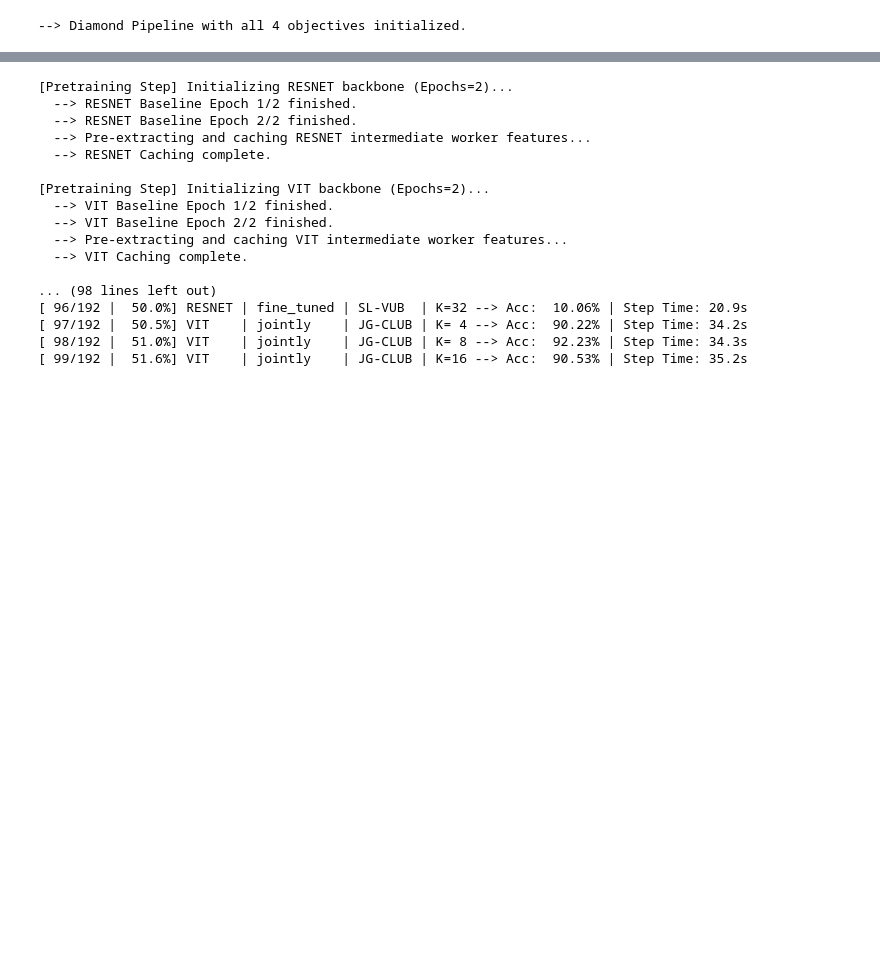
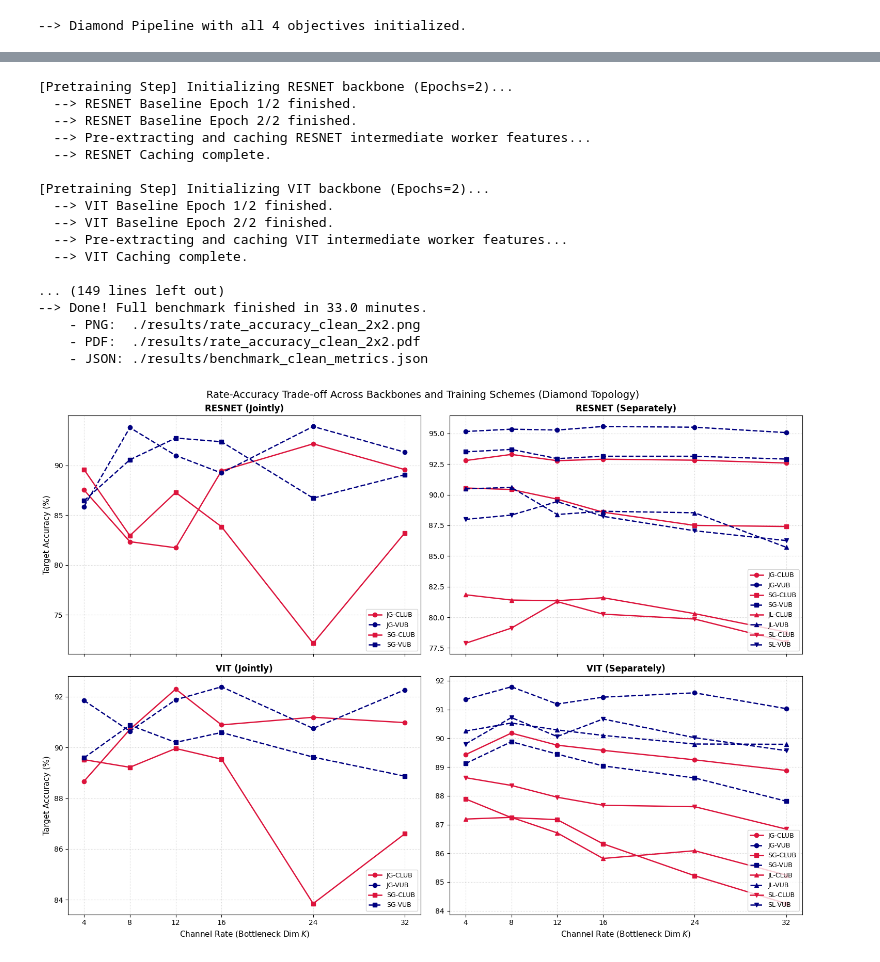
Before and after one commit to Mario-Cattaneo/SemesterProject, a Jupyter notebook: Untitled4.ipynb, the cells around one changed output, grey strips where cells are left out. Drawn from its saved outputs; the diff is of its cells as text; code cells hidden in the pictures; blank space fills up the shorter version.

```diff
--- a/Untitled4.ipynb
+++ b/Untitled4.ipynb
@@ -451,13 +422,13 @@ print("--> Modern training engine initialized.")
 # %%
 # =========================================================================
-# CELL 5: Full Sweep with Real-Time Progress Reporting and Drive Saving
+# CELL 5: Full Sweep (2x2 Grid, Cleaned Objectives, Drive Auto-Save)
 # =========================================================================
 import time
 
-# 1. High throughput DataLoader (batch_size=256)
+# 1. DataLoader
 transform = transforms.Compose([transforms.ToTensor(), transforms.Normalize((0.1307,), (0.3081,))])
-train_loader = DataLoader(datasets.MNIST(root="./data", train=True, download=True, transform=transform), batch_size=256, shuffle=True, pin_memory=True)
-test_loader = DataLoader(datasets.MNIST(root="./data", train=False, download=True, transform=transform), batch_size=256, shuffle=False, pin_memory=True)
+train_loader = DataLoader(datasets.MNIST(root="./data", train=True, download=True, transform=transform), batch_size=256, shuffle=True, pin_memory=(device.type == 'cuda'))
+test_loader = DataLoader(datasets.MNIST(root="./data", train=False, download=True, transform=transform), batch_size=256, shuffle=False, pin_memory=(device.type == 'cuda'))
 
 # 2. Pretrain each backbone once
 state_resnet, cache_tr_res, cache_te_res = pretrain_backbone_fast("resnet", epochs=2)
@@ -469,29 +440,31 @@ pretrained_meta = {
 }
 
 # 3. Swept Rate Points
-rate_points = [4, 8, 16, 32]
+rate_points = [4, 8, 12, 16, 24, 32]
 
 # 4. Styling Definitions
 color_map = {"CLUB": "crimson", "VUB": "navy"}
 line_map = {"CLUB": "-", "VUB": "--"}
 marker_map = {"JG": "o", "SG": "s", "JL": "^", "SL": "v"}
 
-objectives = ["JG", "SG", "JL", "SL"]
 bounds = ["CLUB", "VUB"]
 models = ["resnet", "vit"]
-styles = ["jointly", "separately", "fine_tuned"]
+styles = ["jointly", "separately"]
 
-total_evaluations = len(models) * len(styles) * len(objectives) * len(bounds) * len(rate_points)
+# Calculate total runs:
+# Jointly: 2 models * 2 objectives (JG, SG) * 2 bounds * 6 rates = 48 runs
+# Separately: 2 models * 4 objectives (JG, SG, JL, SL) * 2 bounds * 6 rates = 96 runs
+total_evaluations = (2 * 2 * 2 * len(rate_points)) + (2 * 4 * 2 * len(rate_points))
 eval_counter = 0
 overall_start_time = time.time()
 
-# Storage for raw data saving
 raw_metrics_log = {}
 
-fig, axes = plt.subplots(nrows=2, ncols=3, figsize=(20, 11), sharex=True)
+# 2x2 Subplot Layout
+fig, axes = plt.subplots(nrows=2, ncols=2, figsize=(15, 11), sharex=True)
 
 print(f"\n{'='*80}")
-print(f"--> STARTING BENCHMARK SWEEP (Total evaluations: {total_evaluations})")
+print(f"--> STARTING OPTIMIZED BENCHMARK SWEEP (Total runs: {total_evaluations})")
 print(f"{'='*80}")
 
 for r_idx, m_name in enumerate(models):
@@ -502,7 +475,10 @@ for r_idx, m_name in enumerate(models):
         ax = axes[r_idx, c_idx]
         raw_metrics_log[m_name][s_name] = {}
 
-        for obj in objectives:
+        # Jointly: JG and SG only | Separately: all 4 objectives
+        active_objectives = ["JG", "SG"] if s_name == "jointly" else ["JG", "SG", "JL", "SL"]
+
+        for obj in active_objectives:
             for bnd in bounds:
                 acc_curve = []
                 series_key = f"{obj}_{bnd}"
@@ -519,7 +495,6 @@ for r_idx, m_name in enumerate(models):
                     acc_curve.append(acc)
                     dt = time.time() - t0
 
-                    # Real-time progress output
                     progress_pct = (eval_counter / total_evaluations) * 100.0
                     print(f"[{eval_counter:3d}/{total_evaluations} | {progress_pct:5.1f}%] "
                           f"{m_name.upper():6s} | {s_name:10s} | {obj:2s}-{bnd:4s} | "
@@ -527,7 +502,7 @@ for r_idx, m_name in enumerate(models):
 
                 raw_metrics_log[m_name][s_name][series_key] = acc_curve
 
-                # Plot on current subplot
+                # Plot curve
                 ax.plot(
                     rate_points, acc_curve,
                     color=color_map[bnd],
@@ -545,49 +520,48 @@ for r_idx, m_name in enumerate(models):
             ax.set_ylabel("Target Accuracy (%)", fontsize=11)
         if r_idx == 1:
             ax.set_xlabel("Channel Rate (Bottleneck Dim $K$)", fontsize=11)
-        if r_idx == 0 and c_idx == 2:
-            ax.legend(bbox_to_anchor=(1.04, 1), loc="upper left", fontsize=10)
+        ax.legend(fontsize=9, loc="lower right")
 
-plt.suptitle("Rate-Accuracy Trade-off for All 8 MIB Formulations Across Backbones and Training Schemes", fontsize=15, y=0.98)
+plt.suptitle("Rate-Accuracy Trade-off Across Backbones and Training Schemes (Diamond Topology)", fontsize=14, y=0.98)
 plt.tight_layout()
 
 # =========================================================================
-# SAVE TO GOOGLE DRIVE (PNG, PDF, and JSON)
+# SAVE TO GOOGLE DRIVE
 # =========================================================================
-png_path = os.path.join(SAVE_DIR, "rate_accuracy_8objectives_2x3.png")
-pdf_path = os.path.join(SAVE_DIR, "rate_accuracy_8objectives_2x3.pdf")
-json_path = os.path.join(SAVE_DIR, "benchmark_metrics.json")
+png_path = os.path.join(SAVE_DIR, "rate_accuracy_clean_2x2.png")
+pdf_path = os.path.join(SAVE_DIR, "rate_accuracy_clean_2x2.pdf")
+json_path = os.path.join(SAVE_DIR, "benchmark_clean_metrics.json")
 
-print(f"\n--> Saving figures and metrics to Google Drive: {SAVE_DIR}")
+print(f"\n--> Saving figures and metrics to: {SAVE_DIR}")
 plt.savefig(png_path, dpi=300, bbox_inches='tight')
 plt.savefig(pdf_path, bbox_inches='tight')
 
-# Save raw numerical data
 with open(json_path, 'w') as f:
     json.dump(raw_metrics_log, f, indent=4)
 
 total_mins = (time.time() - overall_start_time) / 60.0
-print(f"--> Done! Total benchmark completed in {total_mins:.1f} minutes.")
-print(f"    - Saved PNG: {png_path}")
-print(f"    - Saved PDF: {pdf_path}")
-print(f"    - Saved JSON: {json_path}")
+print(f"--> Done! Full benchmark finished in {total_mins:.1f} minutes.")
+print(f"    - PNG:  {png_path}")
+print(f"    - PDF:  {pdf_path}")
+print(f"    - JSON: {json_path}")
 
 plt.show()
 # %% [output]
 [Pretraining Step] Initializing RESNET backbone (Epochs=2)...
   --> RESNET Baseline Epoch 1/2 finished.
   --> RESNET Baseline Epoch 2/2 finished.
   --> Pre-extracting and caching RESNET intermediate worker features...
   --> RESNET Caching complete.
 
 [Pretraining Step] Initializing VIT backbone (Epochs=2)...
   --> VIT Baseline Epoch 1/2 finished.
   --> VIT Baseline Epoch 2/2 finished.
   --> Pre-extracting and caching VIT intermediate worker features...
   --> VIT Caching complete.
 
-... (98 lines left out)
-[ 96/192 |  50.0%] RESNET | fine_tuned | SL-VUB  | K=32 --> Acc:  10.06% | Step Time: 20.9s
-[ 97/192 |  50.5%] VIT    | jointly    | JG-CLUB | K= 4 --> Acc:  90.22% | Step Time: 34.2s
-[ 98/192 |  51.0%] VIT    | jointly    | JG-CLUB | K= 8 --> Acc:  92.23% | Step Time: 34.3s
-[ 99/192 |  51.6%] VIT    | jointly    | JG-CLUB | K=16 --> Acc:  90.53% | Step Time: 35.2s
+... (149 lines left out)
+--> Done! Full benchmark finished in 33.0 minutes.
+    - PNG:  ./results/rate_accuracy_clean_2x2.png
+    - PDF:  ./results/rate_accuracy_clean_2x2.pdf
+    - JSON: ./results/benchmark_clean_metrics.json
+[figure, added]
```
Also changed, not shown: parts of 2 cells of this notebook.
